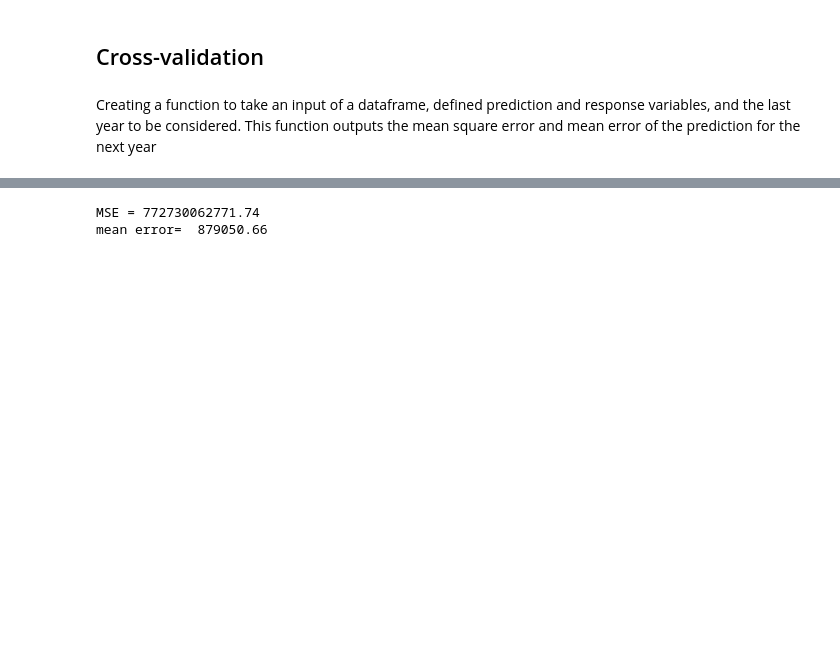
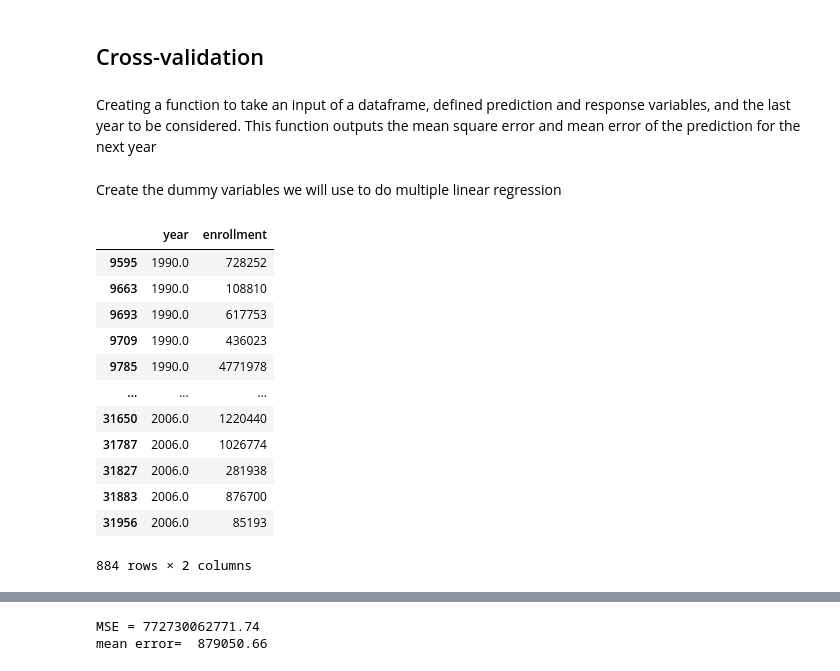
Before and after one commit to kamckeev/BigData1, a Jupyter notebook: Project1_Official.ipynb, the cells around one changed output, grey strips where cells are left out. Cells and saved outputs as stored; diff of their text form; code cells hidden in the pictures; blank space fills up the shorter version.

```diff
--- a/Project1_Official.ipynb
+++ b/Project1_Official.ipynb
@@ -540,3 +531,5 @@ array([1987., 1988., 1989., 1990., 1991., 1992., 1993., 1994., 1995.,
 ## Cross-validation
 # %% [markdown]
 Creating a function to take an input of a dataframe, defined prediction and response variables, and the last year to be considered. This function outputs the mean square error and mean error of the prediction for the next year
+# %% [markdown]
+Create the dummy variables we will use to do multiple linear regression
@@ -542,0 +538,21 @@ Creating a function to take an input of a dataframe, defined prediction and resp
+# %%
+SLR_predictors = non_county[["year"]]
+MLR_predictors = non_county[["year", "dummy_div_1", "dummy_div_2", "dummy_div_3", "dummy_div_4", "dummy_div_5", "dummy_div_6", "dummy_div_7", "dummy_div_8"]]
+subset_nc = non_county[["year", "enrollment"]]
+cont = subset_nc[subset_nc["year"] > 1989.0]
+both_response = non_county[["enrollment"]]
+cont
+# %% [output]
+|  | year | enrollment |
+| 9595 | 1990.0 | 728252 |
+| 9663 | 1990.0 | 108810 |
+| 9693 | 1990.0 | 617753 |
+| 9709 | 1990.0 | 436023 |
+| 9785 | 1990.0 | 4771978 |
+| ... | ... | ... |
+| 31650 | 2006.0 | 1220440 |
+| 31787 | 2006.0 | 1026774 |
+| 31827 | 2006.0 | 281938 |
+| 31883 | 2006.0 | 876700 |
+| 31956 | 2006.0 | 85193 |
+884 rows × 2 columns
```
Also changed, not shown: parts of 10 cells of this notebook.
